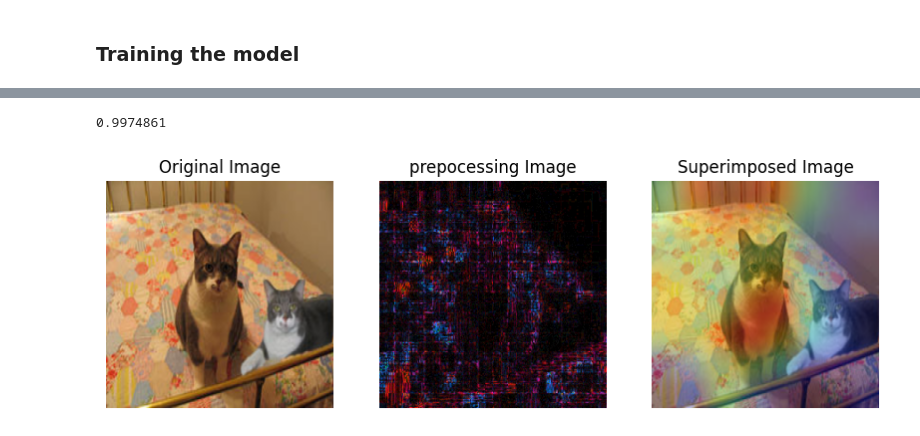
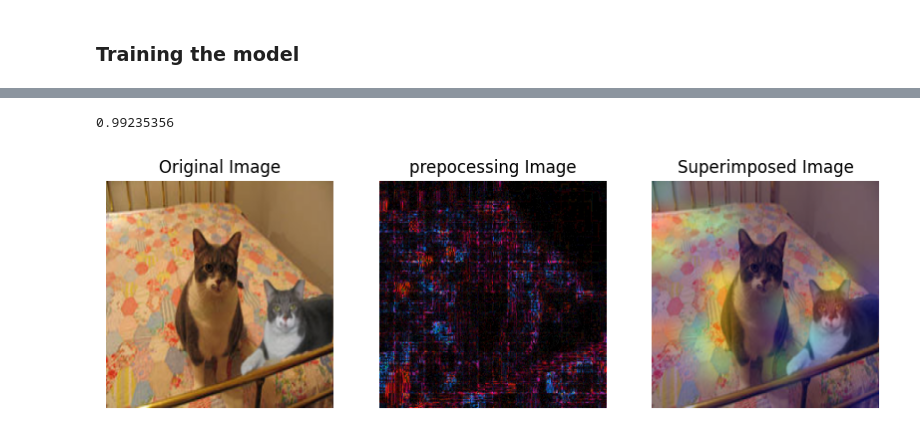
Before and after one commit to migueldemollet/Sherlook, a Jupyter notebook: src/models_ela_custom.ipynb, the cells around one changed output, grey strips where cells are left out. Drawn from its saved outputs; the diff is of its cells as text; code cells hidden in the pictures.

```diff
--- a/src/models_ela_custom.ipynb
+++ b/src/models_ela_custom.ipynb
@@ -190,0 +123,16 @@ Total sample of test: 1561
+# %%
+def ela(image, quality=99):
+    # Comprimir y descomprimir la imagen
+    _, buffer = cv2.imencode('.jpg', image, [cv2.IMWRITE_JPEG_QUALITY, quality])
+    compressed_image = cv2.imdecode(np.frombuffer(buffer, np.uint8), cv2.IMREAD_COLOR)
+
+    #convert compressed_image uint8 to float32
+    compressed_image = compressed_image.astype(np.float32)
+
+    diff = 15 * cv2.absdiff(image, compressed_image)
+
+    return diff
+
+def preprocess_image(image):
+    image = ela(image)
+    return tf.convert_to_tensor(image)
@@ -193,9 +200,9 @@ class CustomModel(tf.keras.Model):
     def __init__(self):
         super(CustomModel, self).__init__()
 
-        self.base_model = MobileNet(weights='imagenet', include_top=False, input_shape=(IMG_SIZE[0], IMG_SIZE[1], 3))
+        self.base_model = EfficientNetB3(weights='imagenet', include_top=False, input_shape=(IMG_SIZE[0], IMG_SIZE[1], 3))
         self.global_pooling = GlobalAveragePooling2D()(self.base_model.output)
-        self.dense1 = Dense(1024, activation='relu')(self.global_pooling)
+        self.dense1 = Dense(2048, activation='relu')(self.global_pooling)
         self.output_layer = Dense(1, activation='sigmoid')(self.dense1)
 
         self.model = Model(inputs=self.base_model.inputs, outputs=self.output_layer)
@@ -215,7 +222,7 @@ class CustomModel(tf.keras.Model):
         img = cv2.cvtColor(img, cv2.COLOR_BGR2RGB)
         ela_image = ela(img)
         img_expanded = np.expand_dims(ela_image, axis=0)
-        return preprocess_input(img_expanded)
+        return img_expanded
 
     def _get_last_conv_layer(self):
         for layer in reversed(self.model.layers):
@@ -428,32 +435,35 @@ plot_metrics(history)
 # %%
 path = '../dataset/Tp/Tp_D_CRD_S_O_ani10103_ani10111_10637.jpg'
 img = cv2.imread(path)
+md = load_model("./../model/ela_models/detect_manipulated_images_model_EfficientNetB2.h5")
+model = CustomModel()
+model.model = md
 y_pred, img_heamap = model.predict(img, grad_cam=True)
 
 img = cv2.resize(img, IMG_SIZE, interpolation=cv2.INTER_AREA)
 
 print(y_pred)
 
 plt.figure(figsize=(10, 6))
 plt.subplot(1, 3, 1)
 plt.imshow(cv2.cvtColor(img, cv2.COLOR_BGR2RGB))
 plt.title('Original Image')
 plt.axis('off')
 
 plt.subplot(1, 3, 2)
 plt.imshow(ela(img))
 plt.title('prepocessing Image')
 plt.axis('off')
 
 plt.subplot(1, 3, 3)
 plt.imshow(img_heamap)
 plt.title('Superimposed Image')
 plt.axis('off')
 
 plt.show()
 # %% [output]
-0.9974861
+0.99235356
-[figure, old version]
+[figure, new version]
 # %%
 path = '../dataset/test/me_x_3.jpg'
 img = cv2.imread(path)
```
Also changed, not shown: parts of 24 cells of this notebook, 2 other files.
